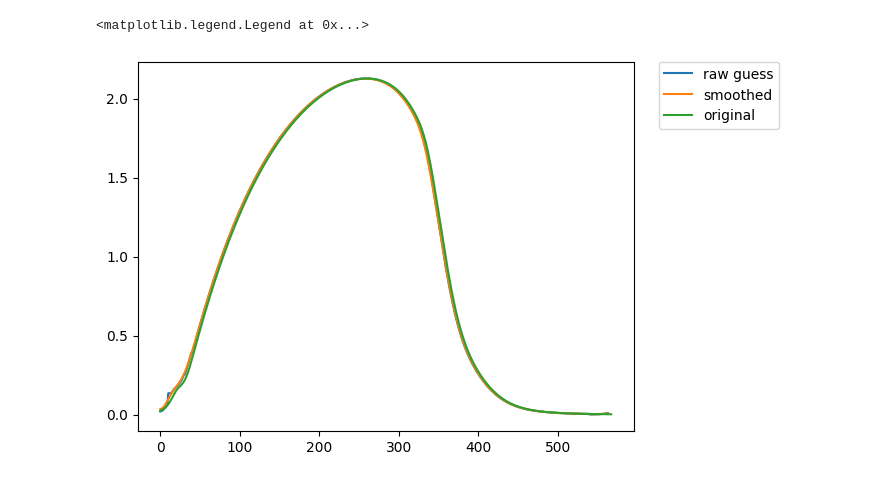
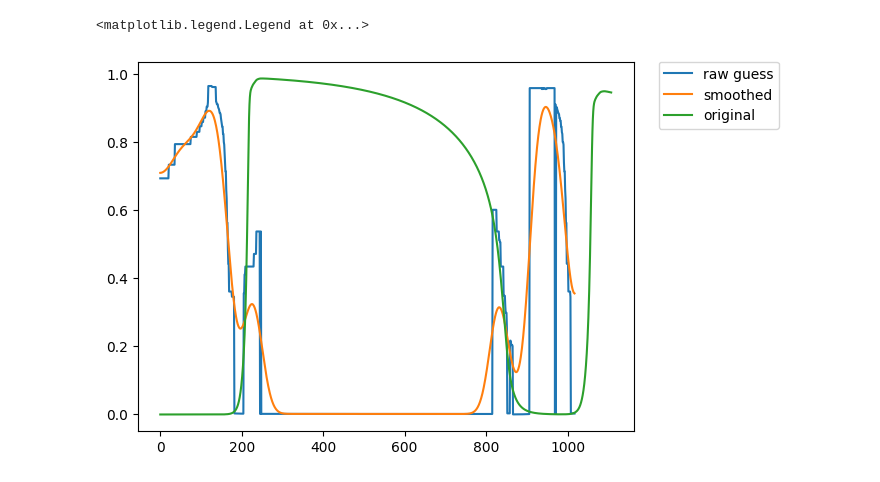
Before and after one commit to LukasBremer/SMM_AdODE_2D, a Jupyter notebook: adode_cluster/SpringMassModel/GuessActiveStress.ipynb, the cells around one changed output. Drawn from its saved outputs; the diff is of its cells as text; code cells hidden in the pictures.

```diff
--- a/adode_cluster/SpringMassModel/GuessActiveStress.ipynb
+++ b/adode_cluster/SpringMassModel/GuessActiveStress.ipynb
@@ -41,18 +143,17 @@ t_stop_test = minima_temp0[min_indx]+100
+# %%
+T_test_raw = T[t_start_test:t_stop_test,i,j]
+x_arr_test_raw = np.array([x_temp[t_start_test:t_stop_test,:,i,j],x_temp[t_start_test:t_stop_test,:,i,j+1],x_temp[t_start_test:t_stop_test,:,i+1,j+1],x_temp[t_start_test:t_stop_test,:,i+1,j]])
+
+delta_t = 15
+number_of_comp = 3
+x_arr_train = np.swapaxes(x_arr_train_raw,1,2)
+x_arr_train_flattened_raw = x_arr_train.reshape(8, 1, -1)
+x_arr_train_flattened = x_arr_train_flattened_raw
+
+x_arr_test = np.swapaxes(x_arr_test_raw,1,2)
+x_arr_test_flattened_raw = x_arr_test.reshape(8, 1, -1)
+x_arr_test_flattened = x_arr_test_flattened_raw
 # %%
-T_test = T[t_start_test:t_stop_test,i,j]
-x_arr_test_raw = np.array([x_temp[t_start_test:t_stop_test,:,i,j],x_temp[t_start_test:t_stop_test,:,i,j+1],x_temp[t_start_test:t_stop_test,:,i+1,j+1],x_temp[t_start_test:t_stop_test,:,i+1,j]])
-
-delta_t = 2
-number_of_comp = 50
-x_arr_train = np.swapaxes(x_arr_train_raw,1,2)
-x_arr_train_flattened_raw = x_arr_train.reshape(8, 1, -1)
-x_arr_train_flattened = x_arr_train_flattened_raw
-
-x_arr_test = np.swapaxes(x_arr_test_raw,1,2)
-x_arr_test_flattened_raw = x_arr_test.reshape(8, 1, -1)
-x_arr_test_flattened = x_arr_test_flattened_raw
-
-#np.roll x_arr_train_flattened along axis 2 by delta_t
 for shift in range(-int(number_of_comp/2),int(number_of_comp/2)+1):
     if shift == 0:
         continue
@@ -65,14 +166,20 @@ for shift in range(-int(number_of_comp/2),int(number_of_comp/2)+1):
 
 time_indices = []
 
-for current_index in range(delta_t,x_arr_test_flattened.shape[-1]-delta_t):
+
+#x_arr_train_flattened,x_arr_test_flattened = shape_data(x_arr_train_raw,x_arr_test_raw,0,delta_t,number_of_comp)
+
+for current_index in range(delta_t*number_of_comp,x_arr_test_flattened.shape[-1]-delta_t*number_of_comp):
     x_current = x_arr_test_flattened[:,:,current_index]
     x_current_broadcasted = x_current.reshape(x_current.shape[0], x_current.shape[1], 1)
     squared_differences = (x_arr_train_flattened - x_current_broadcasted) ** 2
+    #print(squared_differences.shape)
     sum_squared_differences = np.sum(squared_differences, axis=0)   # Shape: (1, len_t)
+    #print(sum_squared_differences.shape)
     sum_squared_differences = np.sum(sum_squared_differences, axis=0)   # Shape: (1, len_t)
-    euclidean_distances = np.sqrt(np.squeeze(sum_squared_differences))  # Shape: (len_t,)print('shape (len_t,)',euclidean_distances.shape)
-
+    #print(sum_squared_differences.shape)
+    euclidean_distances = np.sqrt(np.squeeze(sum_squared_differences))  # Shape: (len_t,)#print('shape (len_t,)',euclidean_distances.shape)
+    #print(euclidean_distances.shape)
     # Find the overall minimum distance and its index in the time series
     overall_min_distance = np.min(euclidean_distances)              # Minimum Euclidean distance
     overall_min_flat_index = np.argmin(euclidean_distances)              # Time index where minimum occurs
@@ -81,13 +188,14 @@ for current_index in range(delta_t,x_arr_test_flattened.shape[-1]-delta_t):
 # %%
 #apply gaussian smoothing to T_train
 from scipy.ndimage import gaussian_filter1d
-T_train_smoothed = gaussian_filter1d(T_train[time_indices], sigma=5)
+
+T_train_smoothed = gaussian_filter1d(T_train[time_indices], sigma=20)
 
 plt.plot(T_train[time_indices], label='raw guess')
 plt.plot(T_train_smoothed, label='smoothed')
-plt.plot(T_test, label='original')
+plt.plot(T_test_raw, label='original')
 
 plt.legend(bbox_to_anchor=(1.05, 1), loc='upper left', borderaxespad=0.)
 # %% [output]
 <matplotlib.legend.Legend at 0x...>
-[figure, old version]
+[figure, new version]
```
Also changed, not shown: parts of 6 cells of this notebook, 3 other files.
